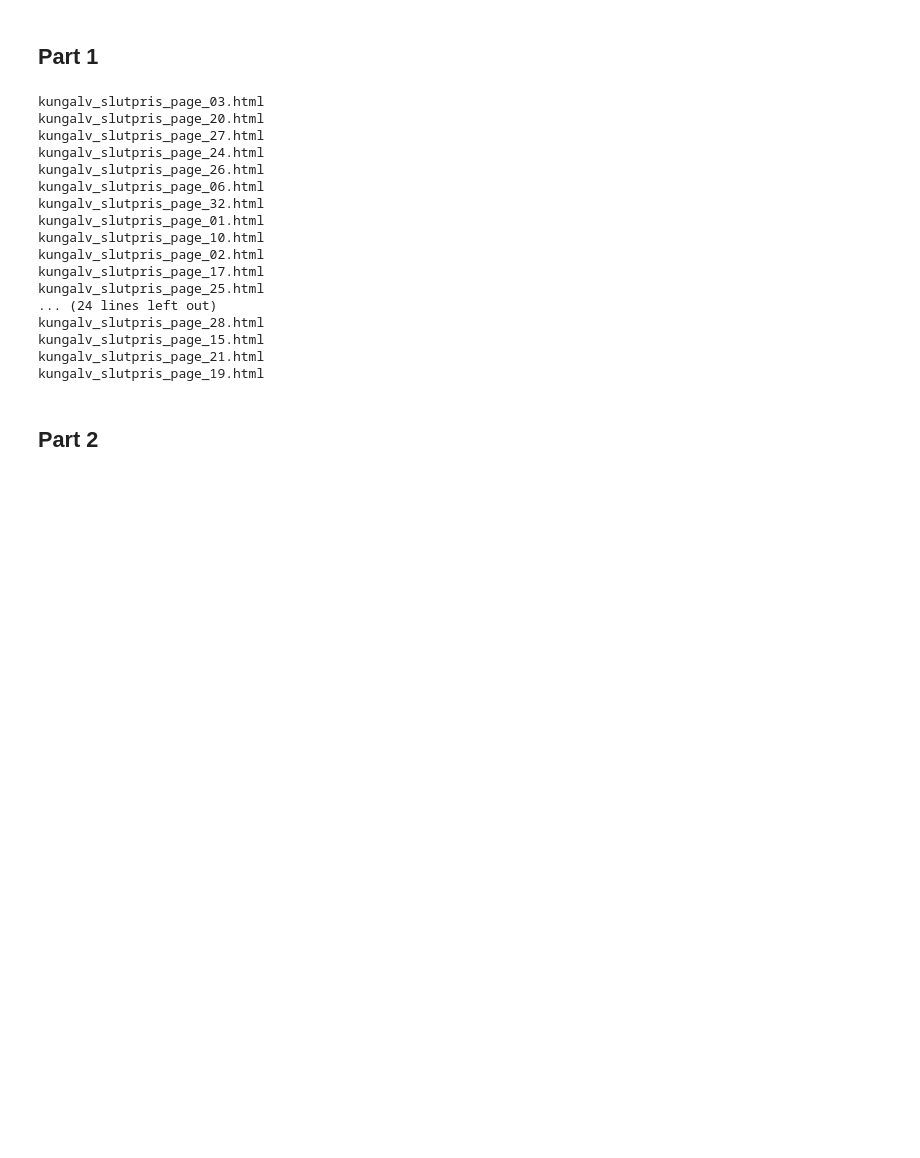
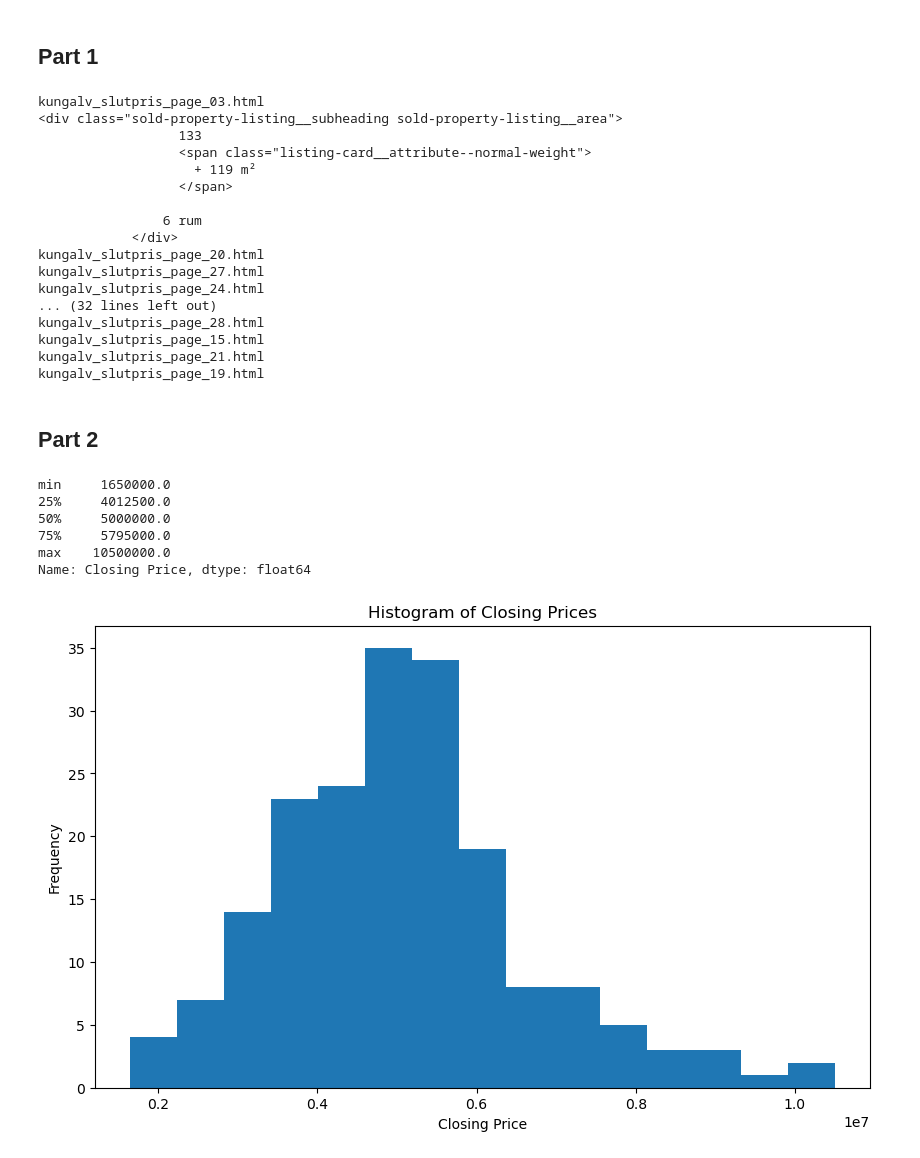
Before and after one commit to ErikNils/DIT407, a Jupyter notebook: Assignment2/main.ipynb, the cells around one changed output. Drawn from its saved outputs; the diff is of its cells as text; code cells hidden in the pictures; blank space fills up the shorter version.

```diff
--- a/Assignment2/main.ipynb
+++ b/Assignment2/main.ipynb
@@ -16,7 +16,7 @@ def get_property_int(property_listing: str, element_type:str, class_name: str):
 
 data = []
 folder = "./kungalv_slutpriser/"
-
+flag = True
 for filename in os.listdir(folder):
     if filename.endswith(".html"):
         print(filename)
@@ -30,26 +30,35 @@ for filename in os.listdir(folder):
                 address = property_listing.find("h2", {"class": "sold-property-listing__heading qa-selling-price-title hcl-card__title"}).text
                 location = property_listing.find("div", {"class": "sold-property-listing__location"}).div.text
                 area_div = property_listing.find("div", {"class": "sold-property-listing__subheading sold-property-listing__area"})
+                num_rooms_match = re.search(r'(\d+)\srum', area_div.text)
+                num_rooms = int(num_rooms_match.group(1)) if num_rooms_match else 0
                 plot_area = get_property_int(property_listing, "div", "sold-property-listing__land-area")
                 closing_price = get_property_int(property_listing, "span", "hcl-text hcl-text--medium")
 
+                if flag:
+                    flag = False
+                    print(area_div)
+                boarea = 0
+                biarea = 0
                 # Handle both formats for area. And if there is no area then set to 0
                 if area_div.span:
                     boarea, biarea = area_div.text.replace(',', '.').split("+")
-                    totalarea = float(boarea) + float(biarea.split()[0])
+                    boarea = float(boarea)
+                    biarea = float(biarea.split()[0])
                 elif len(area_div.text.split()) > 0:
-                    totalarea = float(area_div.text.replace(',', '.').split()[0])
-                else:
-                    totalarea = 0
+                    boarea = float(area_div.text.replace(',', '.').split()[0])
 
                 # Store information in a dictionary and append to list
                 data.append({
                     "Date of Sale": dateparser.parse(date_of_sale.strip()),
                     "Address": address.strip(),
                     "Location": ' '.join(location.split()),
+                    "Boarea": boarea,
+                    "Biarea": biarea,
+                    "Total Area": boarea + biarea,
+                    "Number of Rooms": num_rooms,
                     "Plot Area": plot_area,
-                    "Closing Price": closing_price,
-                    "Total Area": totalarea
+                    "Closing Price": closing_price
                 })
 
 # Convert list to DataFrame
@@ -59,18 +68,18 @@ df = pd.DataFrame(data)
 df.to_csv("kungalv_slutpriser.csv", index=False)
 # %% [output]
 kungalv_slutpris_page_03.html
+<div class="sold-property-listing__subheading sold-property-listing__area">
+                  133
+                  <span class="listing-card__attribute--normal-weight">
+                    + 119 m²
+                  </span>
+
+                6 rum
+            </div>
 kungalv_slutpris_page_20.html
 kungalv_slutpris_page_27.html
 kungalv_slutpris_page_24.html
-kungalv_slutpris_page_26.html
-kungalv_slutpris_page_06.html
-kungalv_slutpris_page_32.html
-kungalv_slutpris_page_01.html
-kungalv_slutpris_page_10.html
-kungalv_slutpris_page_02.html
-kungalv_slutpris_page_17.html
-kungalv_slutpris_page_25.html
-... (24 lines left out)
+... (32 lines left out)
 kungalv_slutpris_page_28.html
 kungalv_slutpris_page_15.html
 kungalv_slutpris_page_21.html
@@ -79,0 +92,23 @@ kungalv_slutpris_page_19.html
+# %%
+df = pd.read_csv('./kungalv_slutpriser.csv')
+
+df['Date of Sale'] = pd.to_datetime(df['Date of Sale'])
+df_2022 = df[df['Date of Sale'].dt.year == 2022]
+
+summary = df_2022['Closing Price'].describe()
+print(summary[['min', '25%', '50%', '75%', 'max']])
+
+plt.figure(figsize=(10,6))
+plt.hist(df_2022['Closing Price'], bins='auto')  # 'auto' lets numpy decide the number of bins
+plt.title('Histogram of Closing Prices')
+plt.xlabel('Closing Price')
+plt.ylabel('Frequency')
+plt.show()
+# %% [output]
+min     1650000.0
+25%     4012500.0
+50%     5000000.0
+75%     5795000.0
+max    10500000.0
+Name: Closing Price, dtype: float64
+[figure, added]
```
Also changed, not shown: parts of 3 cells of this notebook, 1 other file.
